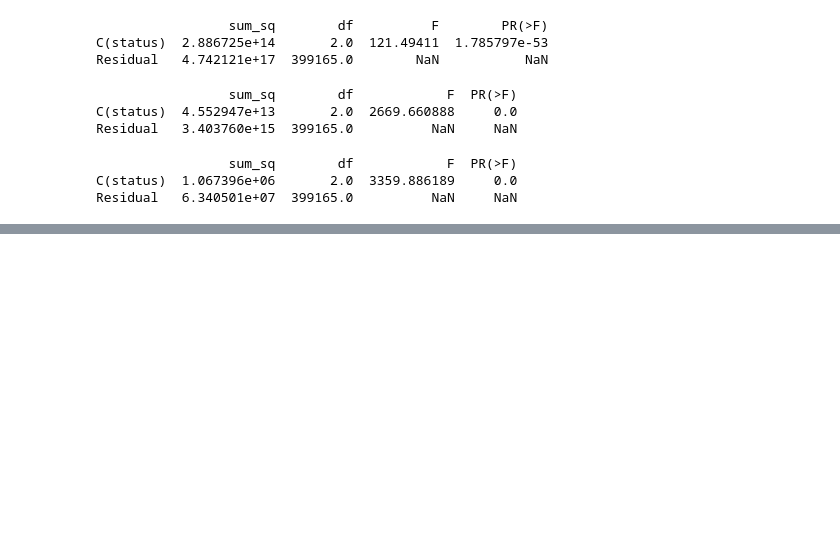
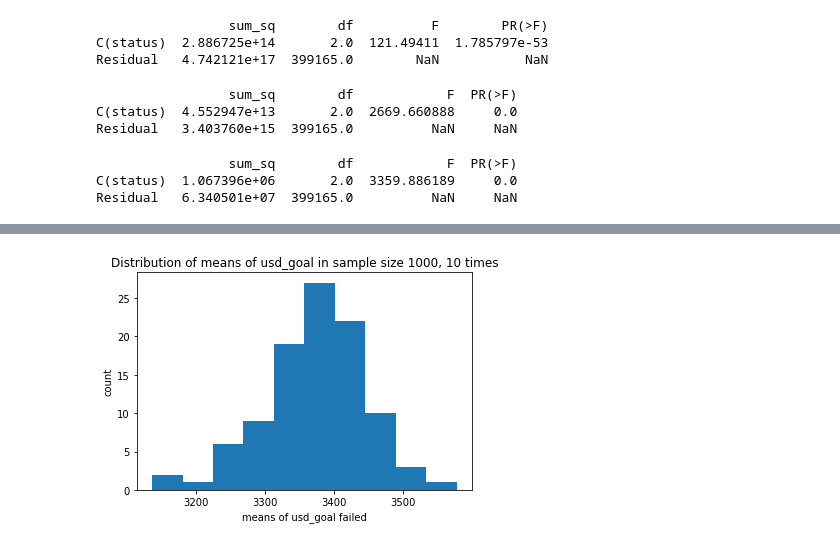
Before and after one commit to shikshyadhikari9/Capstone_Two_Springboard2021, a Jupyter notebook: Capstone_Two_ExploratoryDataAnalysis.ipynb, the cells around one changed output, grey strips where cells are left out. Cells and saved outputs as stored; diff of their text form; code cells hidden in the pictures; blank space fills up the shorter version.

```diff
--- a/Capstone_Two_ExploratoryDataAnalysis.ipynb
+++ b/Capstone_Two_ExploratoryDataAnalysis.ipynb
@@ -1084,0 +1196,5 @@ Residual   6.340501e+07  399165.0          NaN     NaN
+# %%
+df_ks_2 = df_ks[df_ks['usd_pledged'] < 10000]
+pledged_successful = df_ks_2[df_ks_2['status'] == 'successful']
+pledged_failed = df_ks_2[df_ks_2['status'] == 'failed']
+usd_pledged_successful = pledged_successful['usd_pledged'].to_numpy()
@@ -1084,0 +1210,13 @@ Residual   6.340501e+07  399165.0          NaN     NaN
+# %%
+pledged_successful_m = []
+for _ in range(100):
+    pledged_sampler_s = sampler(usd_pledged_successful, 1000)
+    pledged_mean_s = pledged_sampler_s.mean()
+    pledged_successful_m.append( pledged_mean_s)
+# %%
+_ = plt.hist(pledged_successful_m, bins=10)
+_ = plt.xlabel('means of usd_goal failed')
+_ = plt.ylabel('count')
+_ = plt.title('Distribution of means of usd_goal in sample size 1000, 10 times')
+# %% [output]
+[figure, added]
```
Also changed, not shown: parts of 46 cells of this notebook.
